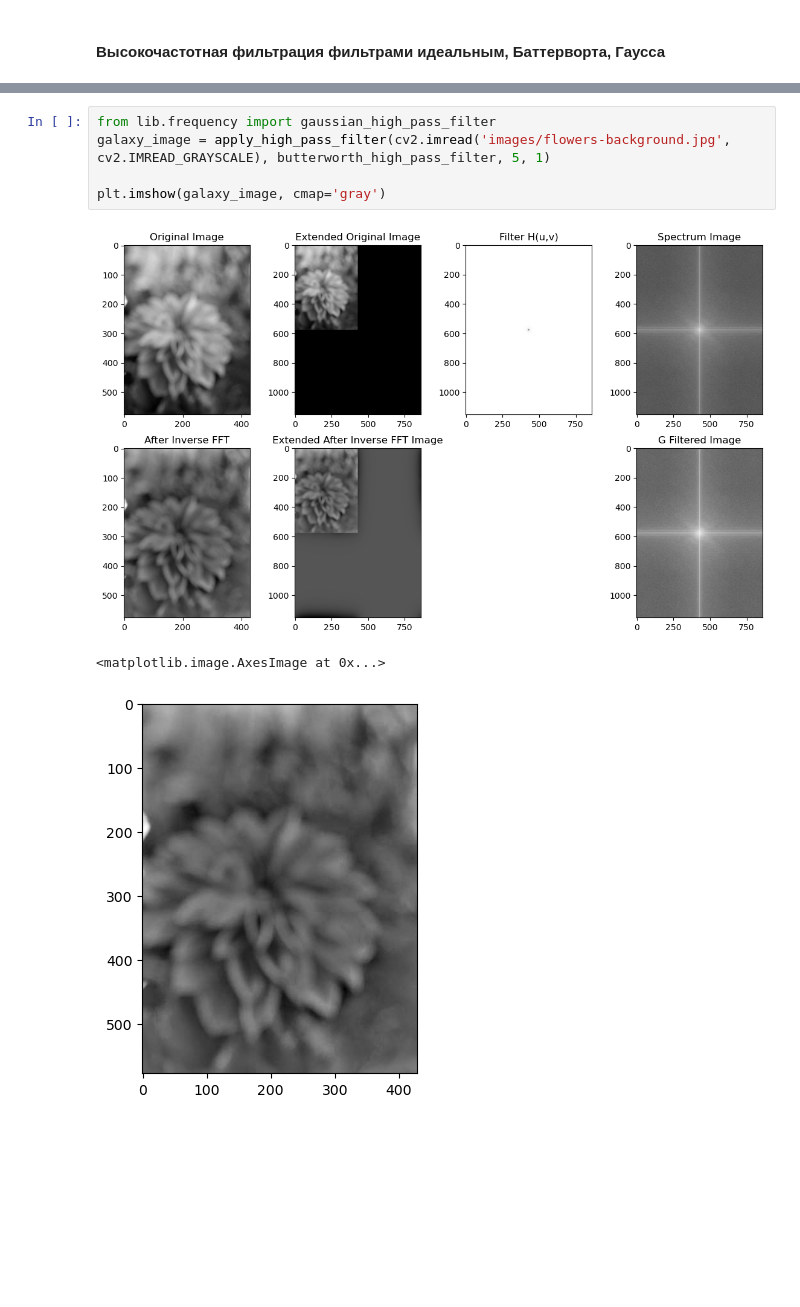
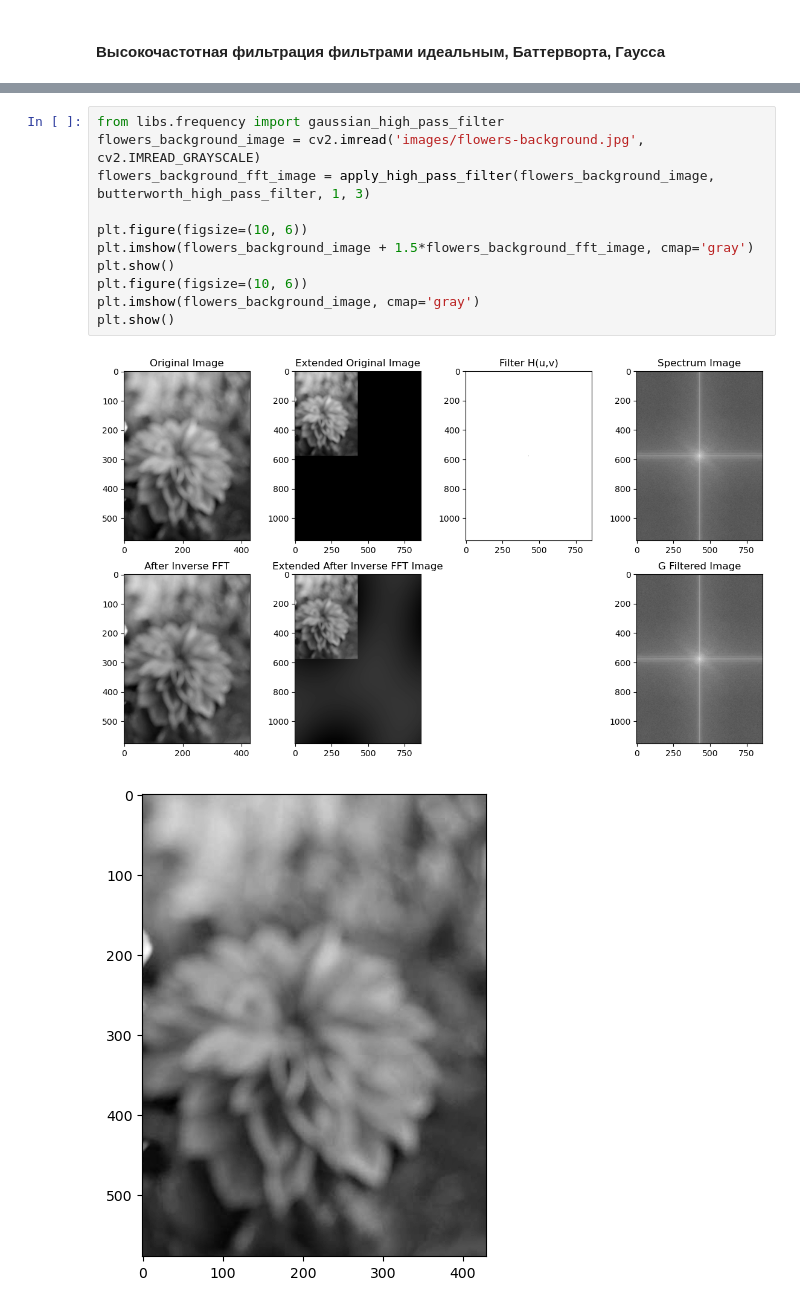
Before and after one commit to 4repaXXX/magistracy, a Jupyter notebook: multimedia/frequency_filters.ipynb, the cells around one changed output, grey strips where cells are left out. Saved outputs shown, nothing was run; the diff lists cells and outputs as text; blank space fills up the shorter version.

```diff
--- a/multimedia/frequency_filters.ipynb
+++ b/multimedia/frequency_filters.ipynb
@@ -92,9 +130,14 @@ plt.imshow(apply_high_pass_filter(cv2.imread('images/moon.jpg', cv2.IMREAD_GRAYS
 # %%
-from lib.frequency import gaussian_high_pass_filter
-galaxy_image = apply_high_pass_filter(cv2.imread('images/flowers-background.jpg', cv2.IMREAD_GRAYSCALE), butterworth_high_pass_filter, 5, 1)
+from libs.frequency import gaussian_high_pass_filter
+flowers_background_image = cv2.imread('images/flowers-background.jpg', cv2.IMREAD_GRAYSCALE)
+flowers_background_fft_image = apply_high_pass_filter(flowers_background_image, butterworth_high_pass_filter, 1, 3)
 
-plt.imshow(galaxy_image, cmap='gray')
+plt.figure(figsize=(10, 6))
+plt.imshow(flowers_background_image + 1.5*flowers_background_fft_image, cmap='gray')
+plt.show()
+plt.figure(figsize=(10, 6))
+plt.imshow(flowers_background_image, cmap='gray')
+plt.show()
 # %% [output]
-[figure, old version]
+[figure, new version]
-<matplotlib.image.AxesImage at 0x...>
-[figure, old version]
+[figure, new version]
```
Also changed, not shown: parts of 11 cells of this notebook, 2 other files.
